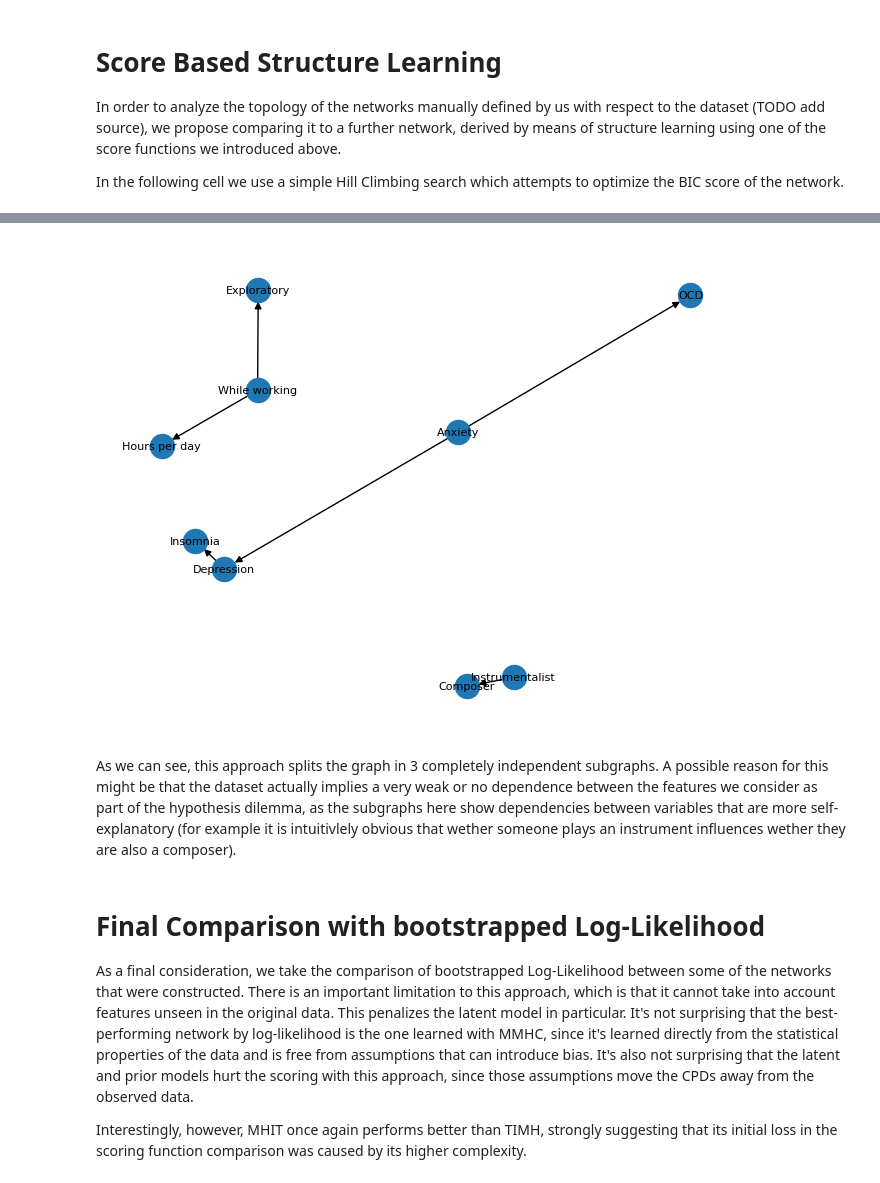
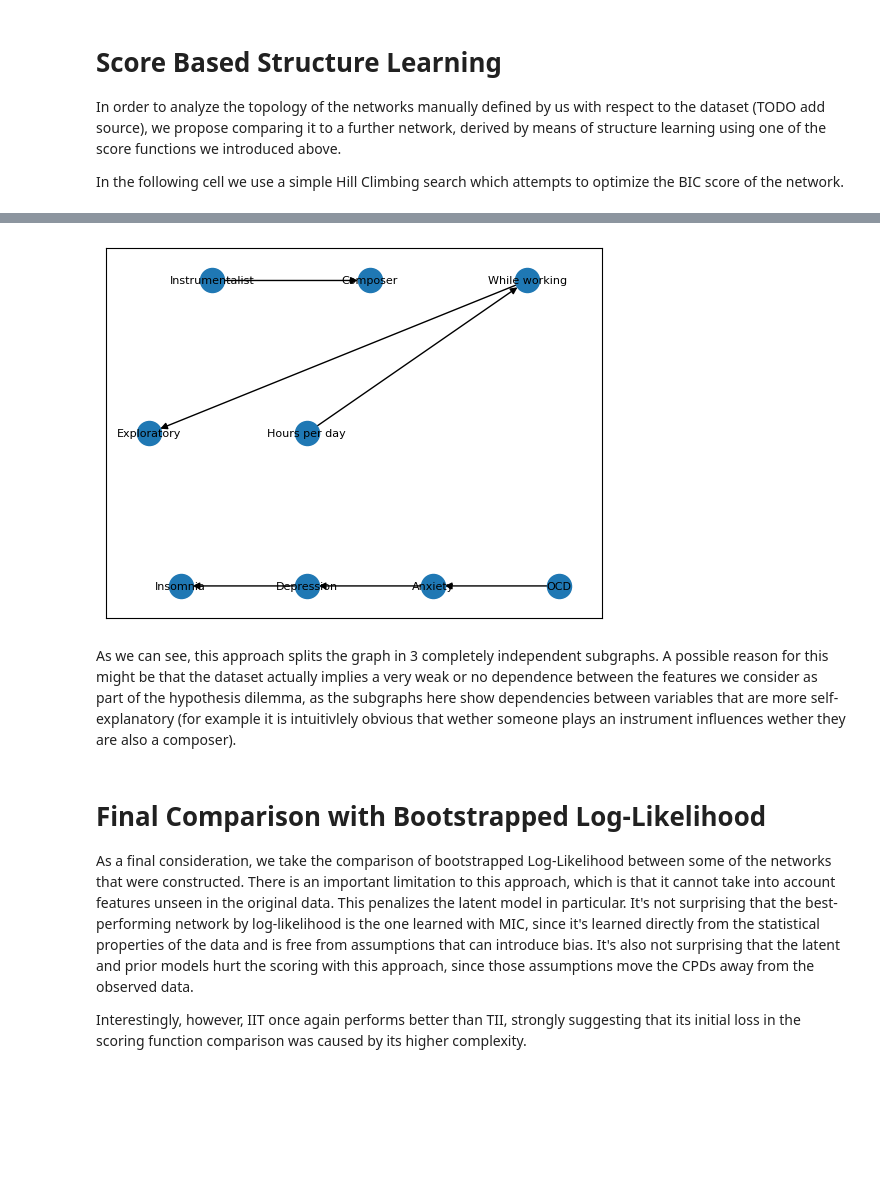
Before and after one commit to KonstantinKanchev/Music-Taste-and-Mental-Health, a Jupyter notebook: networks.ipynb, the cells around one changed output, grey strips where cells are left out. Cells and saved outputs as stored; diff of their text form; code cells hidden in the pictures; blank space fills up the shorter version.

```diff
--- a/networks.ipynb
+++ b/networks.ipynb
@@ -628,22 +610,33 @@ Part 2) Model:     [('While working', 'Hours per day'), ('While working', 'Explo
 # %%
 G = nx.DiGraph()
 G.add_edges_from(learned_network.edges())
-pos = nx.spring_layout(G)
-nx.draw(
+pos = {'Instrumentalist': [0.25, 0],
+        'Composer': [0.5, 0],
+        'While working': [0.75, 0],
+        'Anxiety': [0.6, -1],
+        'Depression': [0.4, -1],
+        'Insomnia': [0.2, -1],
+        'OCD': [0.8, -1],
+        'Exploratory': [0.15, -0.5],
+        'Hours per day': [0.4, -0.5],
+        'Fav genre': [0.7, -0.5],
+        'BPM': [0.9, -0.5],
+}
+nx.draw_networkx(
     G,
     pos,
     with_labels=True,
     font_size  = 8
 )
 # %% [output]
-[figure, old version]
+[figure, new version]
 # %% [markdown]
 As we can see, this approach splits the graph in 3 completely independent subgraphs. A possible reason for this might be that the dataset actually implies a very weak or no dependence between the features we consider as part of the hypothesis dilemma, as the subgraphs here show dependencies between variables that are more self-explanatory (for example it is intuitivlely obvious that wether someone plays an instrument influences wether they are also a composer).
 # %% [markdown]
-# Final Comparison with bootstrapped Log-Likelihood
+# Final Comparison with Bootstrapped Log-Likelihood
 
-As a final consideration, we take the comparison of bootstrapped Log-Likelihood between some of the networks that were constructed. There is an important limitation to this approach, which is that it cannot take into account features unseen in the original data. This penalizes the latent model in particular. It's not surprising that the best-performing network by log-likelihood is the one learned with MMHC, since it's learned directly from the statistical properties of the data and is free from assumptions that can introduce bias. It's also not surprising that the latent and prior models hurt the scoring with this approach, since those assumptions move the CPDs away from the observed data.
+As a final consideration, we take the comparison of bootstrapped Log-Likelihood between some of the networks that were constructed. There is an important limitation to this approach, which is that it cannot take into account features unseen in the original data. This penalizes the latent model in particular. It's not surprising that the best-performing network by log-likelihood is the one learned with MIC, since it's learned directly from the statistical properties of the data and is free from assumptions that can introduce bias. It's also not surprising that the latent and prior models hurt the scoring with this approach, since those assumptions move the CPDs away from the observed data.
 
-Interestingly, however, MHIT once again performs better than TIMH, strongly suggesting that its initial loss in the scoring function comparison was caused by its higher complexity.
+Interestingly, however, IIT once again performs better than TII, strongly suggesting that its initial loss in the scoring function comparison was caused by its higher complexity.
 # %%
 models = [
```
Also changed, not shown: parts of 26 cells of this notebook, 6 other files.
